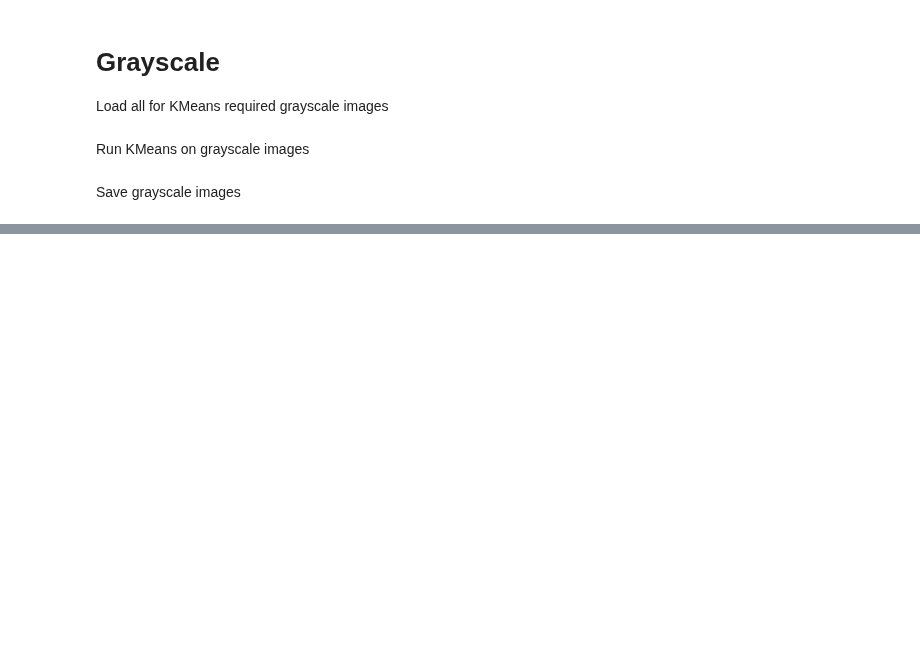
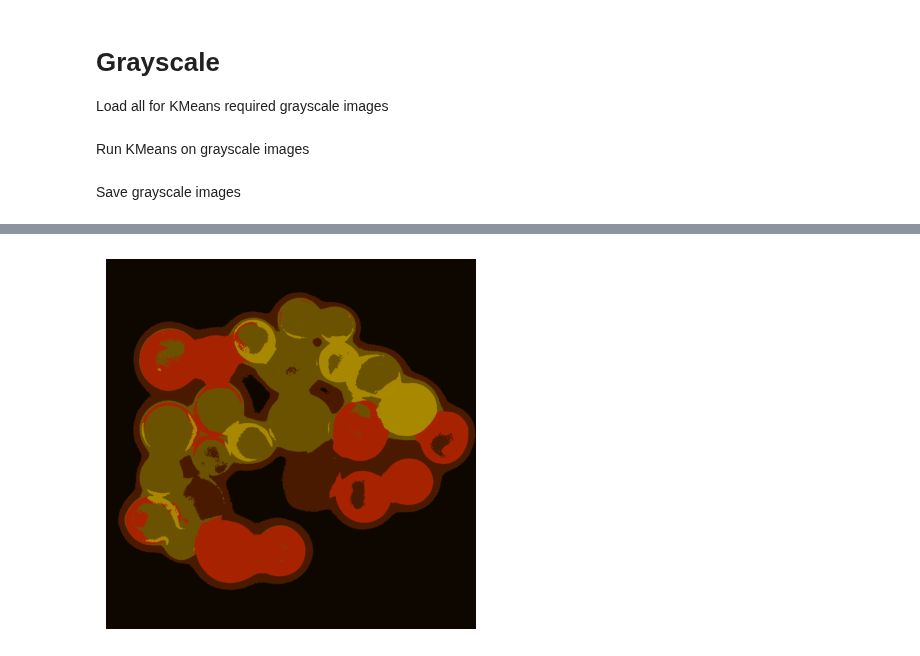
Before and after one commit to BiomedicalImageAnalysis2025/topic01_team04, a Jupyter notebook: Code/FinalKMeans.ipynb, the cells around one changed output, grey strips where cells are left out. Saved outputs shown, nothing was run; the diff lists cells and outputs as text; code cells hidden in the pictures; blank space fills up the shorter version.

```diff
--- a/Code/FinalKMeans.ipynb
+++ b/Code/FinalKMeans.ipynb
@@ -95,0 +123,8 @@ Save grayscale images
+# %%
+centroids_RGB_YeastCells_k5, labels_RGB_YeastCells_k5, clustered_RGB_YeastCells_k5 = kmeans(RGB_YeastCells, k=5, init_method='kmeans++', space='rgb')
+
+plt.imshow(clustered_RGB_YeastCells_k5)
+plt.axis('off')
+plt.show()
+# %% [output]
+[figure, added]
```
Also changed, not shown: parts of 21 cells of this notebook, 8 other files.
